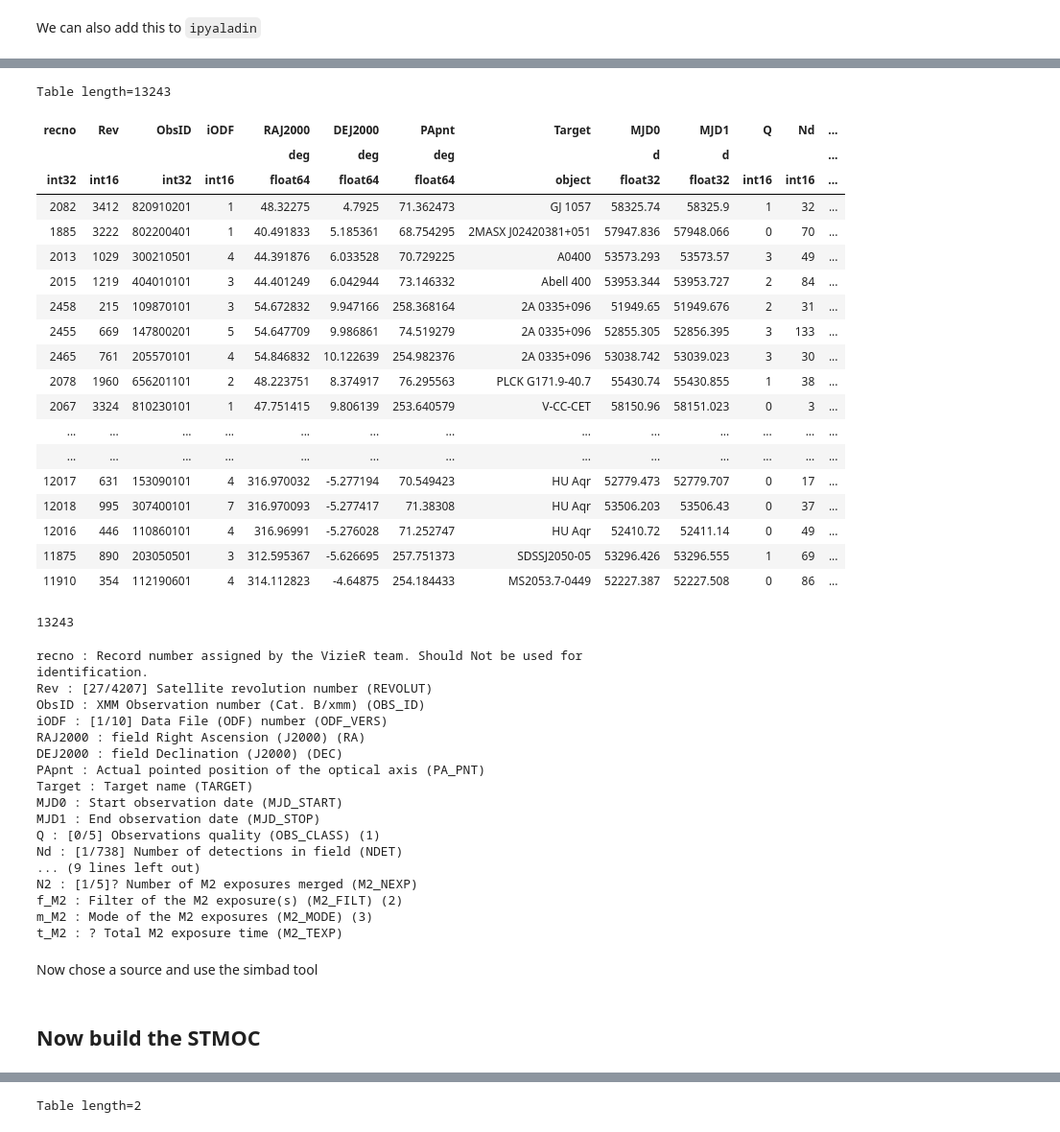
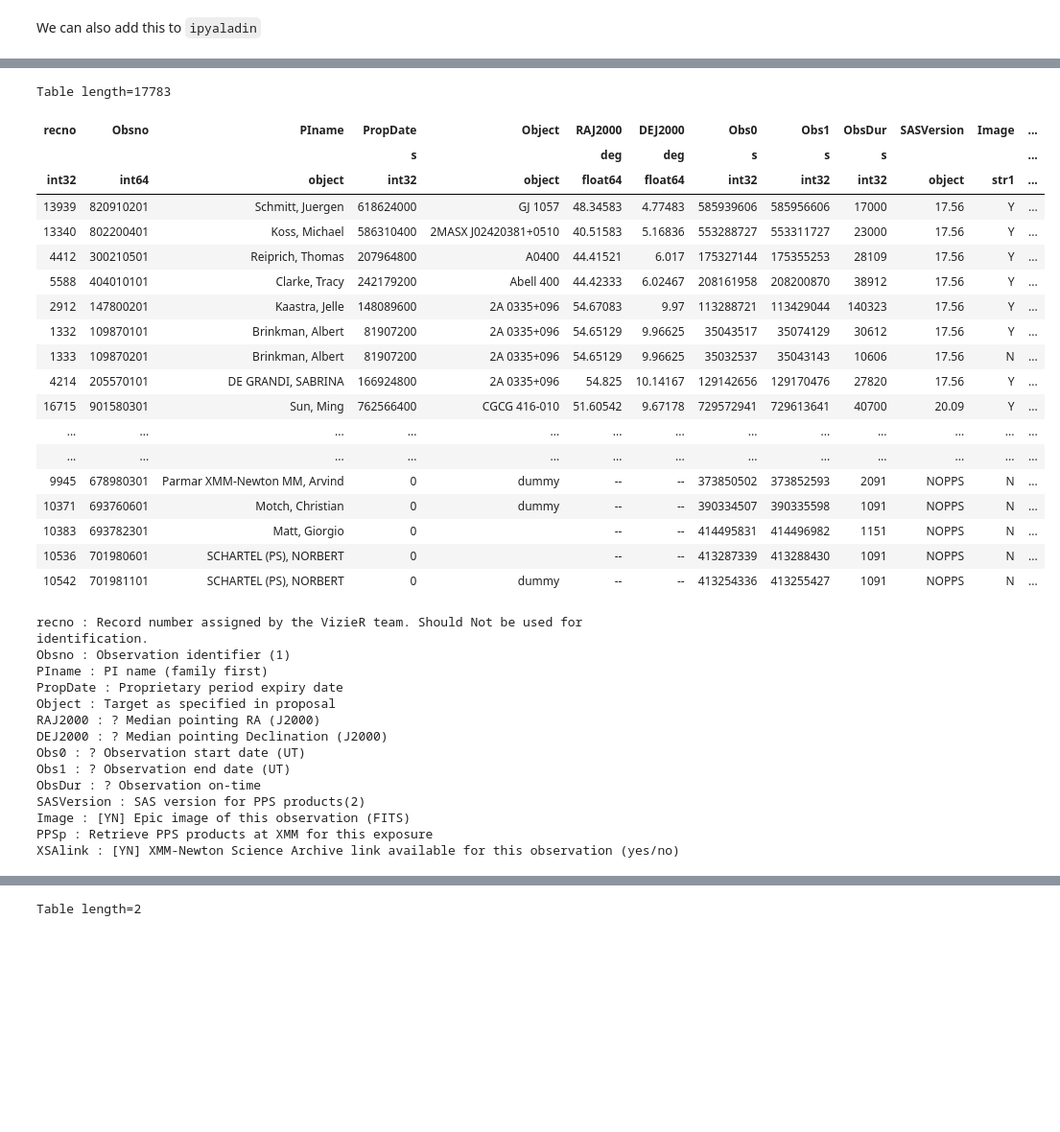
Before and after one commit to cds-astro/tutorials, a Jupyter notebook: Past_Conferences_and_Schools/2024_IAU/space_and_time_queries.ipynb, the cells around one changed output, grey strips where cells are left out. Shown at 96% size. Cells and saved outputs as stored; diff of their text form; code cells hidden in the pictures; blank space fills up the shorter version.

```diff
--- a/Past_Conferences_and_Schools/2024_IAU/space_and_time_queries.ipynb
+++ b/Past_Conferences_and_Schools/2024_IAU/space_and_time_queries.ipynb
@@ -773,0 +519,2 @@ Table length=1020
+# %%
+tap_vizier = pyvo.dal.tap.TAPService("https://tapvizier.cds.unistra.fr/TAPVizieR/tap")
@@ -846,50 +667,43 @@ Table length=2
 # %%
 # retrieve the whole xmmlog table
-xmmlog = tap_vizier.search('select * from "IX/69/summary"').to_table()
+xmmlog = tap_vizier.search('select * from "B/xmm/xmmlog"').to_table()
 xmmlog
 # %% [output]
-Table length=13243
+Table length=17783
-| recno | Rev | ObsID | iODF | RAJ2000 | DEJ2000 | PApnt | Target | MJD0 | MJD1 | Q | Nd | ... |
-|  |  |  |  | deg | deg | deg |  | d | d |  |  | ... |
-| int32 | int16 | int32 | int16 | float64 | float64 | float64 | object | float32 | float32 | int16 | int16 | ... |
-| 2082 | 3412 | 820910201 | 1 | 48.32275 | 4.7925 | 71.362473 | GJ 1057 | 58325.74 | 58325.9 | 1 | 32 | ... |
-| 1885 | 3222 | 802200401 | 1 | 40.491833 | 5.185361 | 68.754295 | 2MASX J02420381+051 | 57947.836 | 57948.066 | 0 | 70 | ... |
-| 2013 | 1029 | 300210501 | 4 | 44.391876 | 6.033528 | 70.729225 | A0400 | 53573.293 | 53573.57 | 3 | 49 | ... |
-| 2015 | 1219 | 404010101 | 3 | 44.401249 | 6.042944 | 73.146332 | Abell 400 | 53953.344 | 53953.727 | 2 | 84 | ... |
-| 2458 | 215 | 109870101 | 3 | 54.672832 | 9.947166 | 258.368164 | 2A 0335+096 | 51949.65 | 51949.676 | 2 | 31 | ... |
-| 2455 | 669 | 147800201 | 5 | 54.647709 | 9.986861 | 74.519279 | 2A 0335+096 | 52855.305 | 52856.395 | 3 | 133 | ... |
-| 2465 | 761 | 205570101 | 4 | 54.846832 | 10.122639 | 254.982376 | 2A 0335+096 | 53038.742 | 53039.023 | 3 | 30 | ... |
-| 2078 | 1960 | 656201101 | 2 | 48.223751 | 8.374917 | 76.295563 | PLCK G171.9-40.7 | 55430.74 | 55430.855 | 1 | 38 | ... |
-| 2067 | 3324 | 810230101 | 1 | 47.751415 | 9.806139 | 253.640579 | V-CC-CET | 58150.96 | 58151.023 | 0 | 3 | ... |
+| recno | Obsno | PIname | PropDate | Object | RAJ2000 | DEJ2000 | Obs0 | Obs1 | ObsDur | SASVersion | Image | ... |
+|  |  |  | s |  | deg | deg | s | s | s |  |  | ... |
+| int32 | int64 | object | int32 | object | float64 | float64 | int32 | int32 | int32 | object | str1 | ... |
+| 13939 | 820910201 | Schmitt, Juergen | 618624000 | GJ 1057 | 48.34583 | 4.77483 | 585939606 | 585956606 | 17000 | 17.56 | Y | ... |
+| 13340 | 802200401 | Koss, Michael | 586310400 | 2MASX J02420381+0510 | 40.51583 | 5.16836 | 553288727 | 553311727 | 23000 | 17.56 | Y | ... |
+| 4412 | 300210501 | Reiprich, Thomas | 207964800 | A0400 | 44.41521 | 6.017 | 175327144 | 175355253 | 28109 | 17.56 | Y | ... |
+| 5588 | 404010101 | Clarke, Tracy | 242179200 | Abell 400 | 44.42333 | 6.02467 | 208161958 | 208200870 | 38912 | 17.56 | Y | ... |
+| 2912 | 147800201 | Kaastra, Jelle | 148089600 | 2A 0335+096 | 54.67083 | 9.97 | 113288721 | 113429044 | 140323 | 17.56 | Y | ... |
+| 1332 | 109870101 | Brinkman, Albert | 81907200 | 2A 0335+096 | 54.65129 | 9.96625 | 35043517 | 35074129 | 30612 | 17.56 | Y | ... |
+| 1333 | 109870201 | Brinkman, Albert | 81907200 | 2A 0335+096 | 54.65129 | 9.96625 | 35032537 | 35043143 | 10606 | 17.56 | N | ... |
+| 4214 | 205570101 | DE GRANDI, SABRINA | 166924800 | 2A 0335+096 | 54.825 | 10.14167 | 129142656 | 129170476 | 27820 | 17.56 | Y | ... |
+| 16715 | 901580301 | Sun, Ming | 762566400 | CGCG 416-010 | 51.60542 | 9.67178 | 729572941 | 729613641 | 40700 | 20.09 | Y | ... |
 | ... | ... | ... | ... | ... | ... | ... | ... | ... | ... | ... | ... | ... |
 | ... | ... | ... | ... | ... | ... | ... | ... | ... | ... | ... | ... | ... |
-| 12017 | 631 | 153090101 | 4 | 316.970032 | -5.277194 | 70.549423 | HU Aqr | 52779.473 | 52779.707 | 0 | 17 | ... |
-| 12018 | 995 | 307400101 | 7 | 316.970093 | -5.277417 | 71.38308 | HU Aqr | 53506.203 | 53506.43 | 0 | 37 | ... |
-| 12016 | 446 | 110860101 | 4 | 316.96991 | -5.276028 | 71.252747 | HU Aqr | 52410.72 | 52411.14 | 0 | 49 | ... |
-| 11875 | 890 | 203050501 | 3 | 312.595367 | -5.626695 | 257.751373 | SDSSJ2050-05 | 53296.426 | 53296.555 | 1 | 69 | ... |
-| 11910 | 354 | 112190601 | 4 | 314.112823 | -4.64875 | 254.184433 | MS2053.7-0449 | 52227.387 | 52227.508 | 0 | 86 | ... |
+| 9945 | 678980301 | Parmar XMM-Newton MM, Arvind | 0 | dummy | -- | -- | 373850502 | 373852593 | 2091 | NOPPS | N | ... |
+| 10371 | 693760601 | Motch, Christian | 0 | dummy | -- | -- | 390334507 | 390335598 | 1091 | NOPPS | N | ... |
+| 10383 | 693782301 | Matt, Giorgio | 0 |  | -- | -- | 414495831 | 414496982 | 1151 | NOPPS | N | ... |
+| 10536 | 701980601 | SCHARTEL (PS), NORBERT | 0 |  | -- | -- | 413287339 | 413288430 | 1091 | NOPPS | N | ... |
+| 10542 | 701981101 | SCHARTEL (PS), NORBERT | 0 | dummy | -- | -- | 413254336 | 413255427 | 1091 | NOPPS | N | ... |
-# %%
-len(xmmlog)
-# %% [output]
-13243
 # %%
 for column in xmmlog.colnames:
     print(column, ":", xmmlog[column].description)
 # %% [output]
 recno : Record number assigned by the VizieR team. Should Not be used for identification.
-Rev : [27/4207] Satellite revolution number (REVOLUT)
-ObsID : XMM Observation number (Cat. B/xmm) (OBS_ID)
-iODF : [1/10] Data File (ODF) number (ODF_VERS)
-RAJ2000 : field Right Ascension (J2000) (RA)
-DEJ2000 : field Declination (J2000) (DEC)
-PApnt : Actual pointed position of the optical axis (PA_PNT)
-Target : Target name (TARGET)
-MJD0 : Start observation date (MJD_START)
-MJD1 : End observation date (MJD_STOP)
-Q : [0/5] Observations quality (OBS_CLASS) (1)
-Nd : [1/738] Number of detections in field (NDET)
-... (9 lines left out)
-N2 : [1/5]? Number of M2 exposures merged (M2_NEXP)
-f_M2 : Filter of the M2 exposure(s) (M2_FILT) (2)
-m_M2 : Mode of the M2 exposures (M2_MODE) (3)
-t_M2 : ? Total M2 exposure time (M2_TEXP)
+Obsno : Observation identifier (1)
+PIname : PI name (family first)
+PropDate : Proprietary period expiry date
+Object : Target as specified in proposal
+RAJ2000 : ? Median pointing RA (J2000)
+DEJ2000 : ? Median pointing Declination (J2000)
+Obs0 : ? Observation start date (UT)
+Obs1 : ? Observation end date (UT)
+ObsDur : ? Observation on-time
+SASVersion : SAS version for PPS products(2)
+Image : [YN] Epic image of this observation (FITS)
+PPSp : Retrieve PPS products at XMM for this exposure
+XSAlink : [YN] XMM-Newton Science Archive link available for this observation (yes/no)
@@ -900,4 +709,0 @@ t_M2 : ? Total M2 exposure time (M2_TEXP)
-# %% [markdown]
-Now chose a source and use the simbad tool
-# %% [markdown]
-## Now build the STMOC
```
Also changed, not shown: parts of 101 cells of this notebook, 1 other file.
